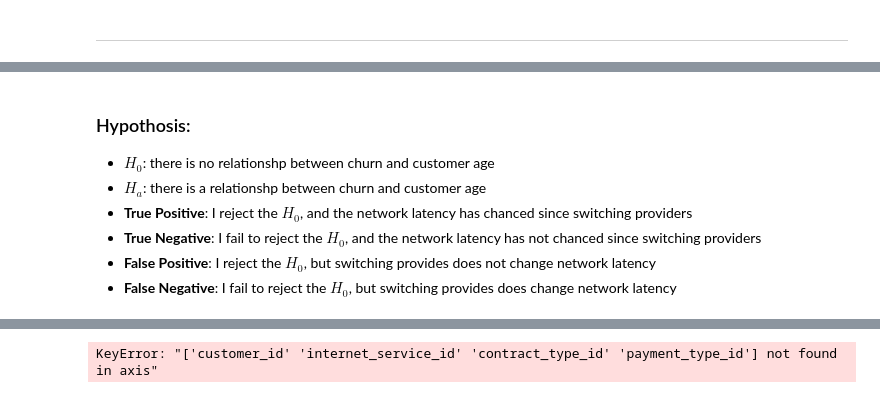
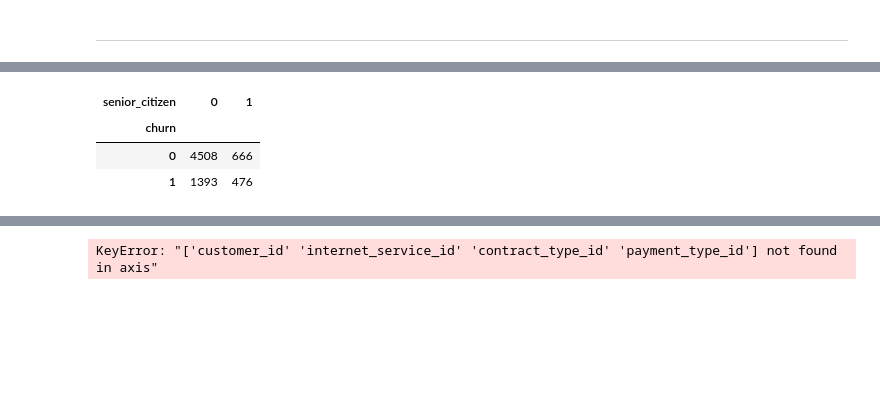
Before and after one commit to natasharivers/Classification_Projec, a Jupyter notebook: Initial Notebook.ipynb, the cells around one changed output, grey strips where cells are left out. Saved outputs shown, nothing was run; the diff lists cells and outputs as text; code cells hidden in the pictures; blank space fills up the shorter version.

```diff
--- a/Initial Notebook.ipynb
+++ b/Initial Notebook.ipynb
@@ -183,9 +183,0 @@ memory usage: 1.4+ MB
-# %% [markdown]
-### Hypothosis:
-
-- **$H_{0}$**: there is no relationshp between churn and customer age
-- **$H_{a}$**: there is a relationshp between churn and customer age
-- **True Positive**: I reject the $H_{0}$, and the network latency has chanced since switching providers
-- **True Negative**: I fail to reject the $H_{0}$, and the network latency has not chanced since switching providers
-- **False Positive**: I reject the $H_{0}$, but switching provides does not change network latency
-- **False Negative**: I fail to reject the $H_{0}$, but switching provides does change network latency
@@ -200,0 +184,9 @@ sns.barplot(x=train.species_name, y=train.index)
+# %%
+#create confusion matrix
+observed = pd.crosstab(telco.churn, telco.senior_citizen)
+observed
+# %% [output]
+| senior_citizen | 0 | 1 |
+| churn |  |  |
+| 0 | 4508 | 666 |
+| 1 | 1393 | 476 |
```
Also changed, not shown: parts of 24 cells of this notebook.
